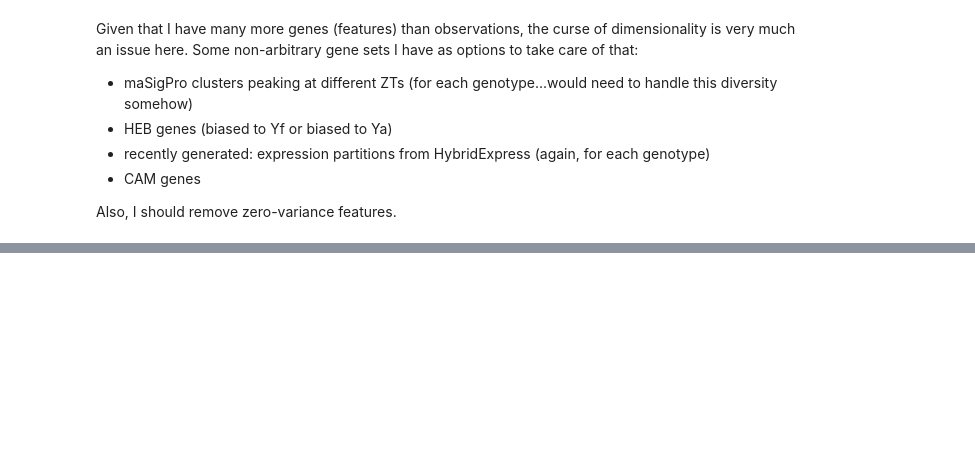
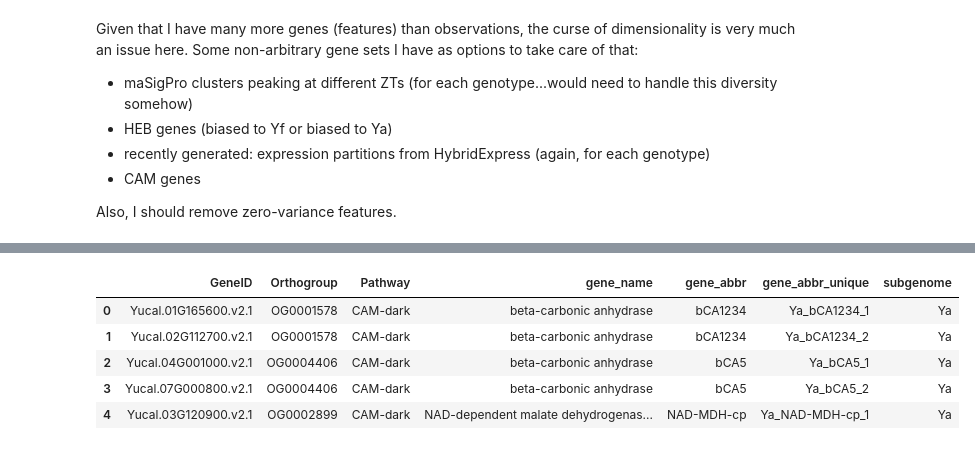
Before and after one commit to achpardo/yucca-genomics, a Jupyter notebook: machine_learning/xgboost_feature_filtering.ipynb, the cells around one changed output, grey strips where cells are left out. Drawn from its saved outputs; the diff is of its cells as text; code cells hidden in the pictures; blank space fills up the shorter version.

```diff
--- a/machine_learning/xgboost_feature_filtering.ipynb
+++ b/machine_learning/xgboost_feature_filtering.ipynb
@@ -47,0 +120,12 @@ def variance_threshold_selector(data):
+# %%
+# load CAM genes
+cam = pd.read_csv("/home/leviathan22/Yucca_genomics/rna_insilico_genome/degs_downstream/camgenes_Ya_Yf_orthology_synteny.txt",
+                 sep="\t",header="infer")
+cam.head()
+# %% [output]
+|  | GeneID | Orthogroup | Pathway | gene_name | gene_abbr | gene_abbr_unique | subgenome |
+| 0 | Yucal.01G165600.v2.1 | OG0001578 | CAM-dark | beta-carbonic anhydrase | bCA1234 | Ya_bCA1234_1 | Ya |
+| 1 | Yucal.02G112700.v2.1 | OG0001578 | CAM-dark | beta-carbonic anhydrase | bCA1234 | Ya_bCA1234_2 | Ya |
+| 2 | Yucal.04G001000.v2.1 | OG0004406 | CAM-dark | beta-carbonic anhydrase | bCA5 | Ya_bCA5_1 | Ya |
+| 3 | Yucal.07G000800.v2.1 | OG0004406 | CAM-dark | beta-carbonic anhydrase | bCA5 | Ya_bCA5_2 | Ya |
+| 4 | Yucal.03G120900.v2.1 | OG0002899 | CAM-dark | NAD-dependent malate dehydrogenas... | NAD-MDH-cp | Ya_NAD-MDH-cp_1 | Ya |
```
Also changed, not shown: parts of 16 cells of this notebook, 15 other files.
